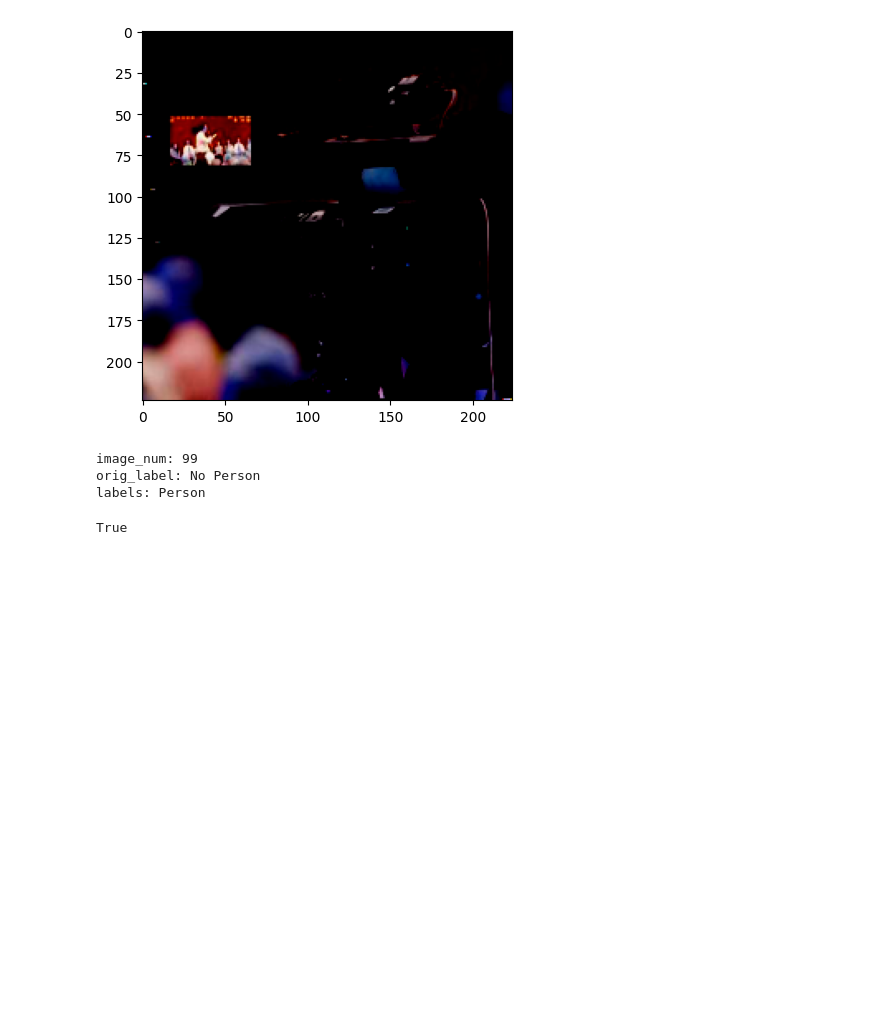
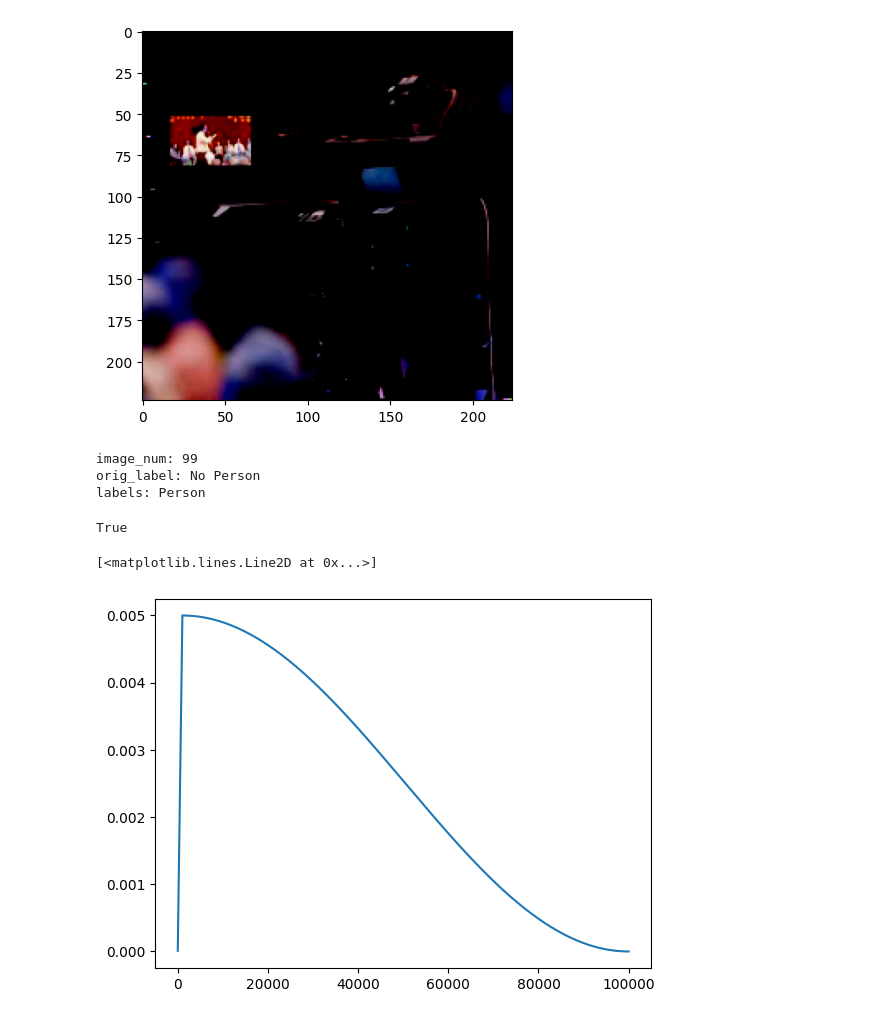
Before and after one commit to harvard-edge/Wake_Vision, a Jupyter notebook: label_images.ipynb, the cells around one changed output. Cells and saved outputs as stored; diff of their text form; code cells hidden in the pictures; blank space fills up the shorter version.

```diff
--- a/label_images.ipynb
+++ b/label_images.ipynb
@@ -194,3 +198,23 @@ def check_bbox_label(ds_entry, label_number, cfg=default_cfg):
 check_bbox_label(test_ds_entry, 68)
 # %% [output]
 True
+# %%
+import keras_core as keras
+from experiment_config import default_cfg as cfg
+
+lr_schedule = keras.optimizers.schedules.CosineDecay(
+        cfg.INIT_LR, decay_steps=cfg.DECAY_STEPS, alpha=0.0,
+        warmup_target=cfg.LR, warmup_steps=cfg.WARMUP_STEPS
+    )
+# %%
+#plot the learning rate schedule
+import matplotlib.pyplot as plt
+
+lrs = []
+for step in range(0, cfg.STEPS):
+    lrs.append(lr_schedule(step))
+
+plt.plot(lrs)
+# %% [output]
+[<matplotlib.lines.Line2D at 0x...>]
+[figure, added]
```
Also changed, not shown: parts of 3 cells of this notebook, 5 other files.
